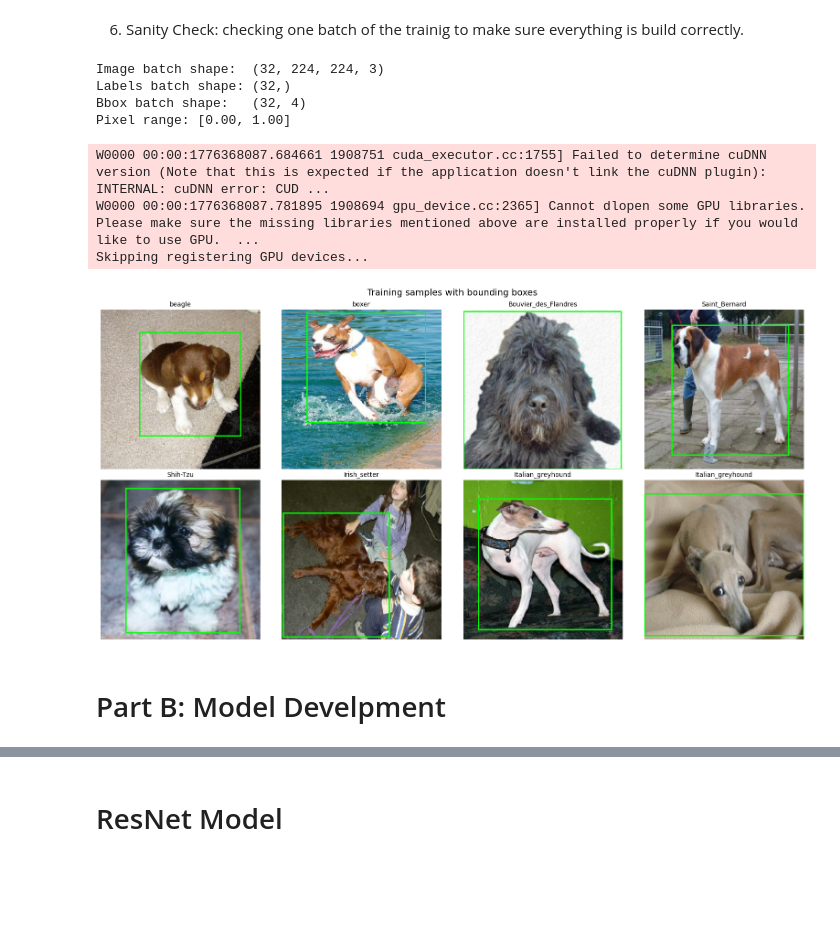
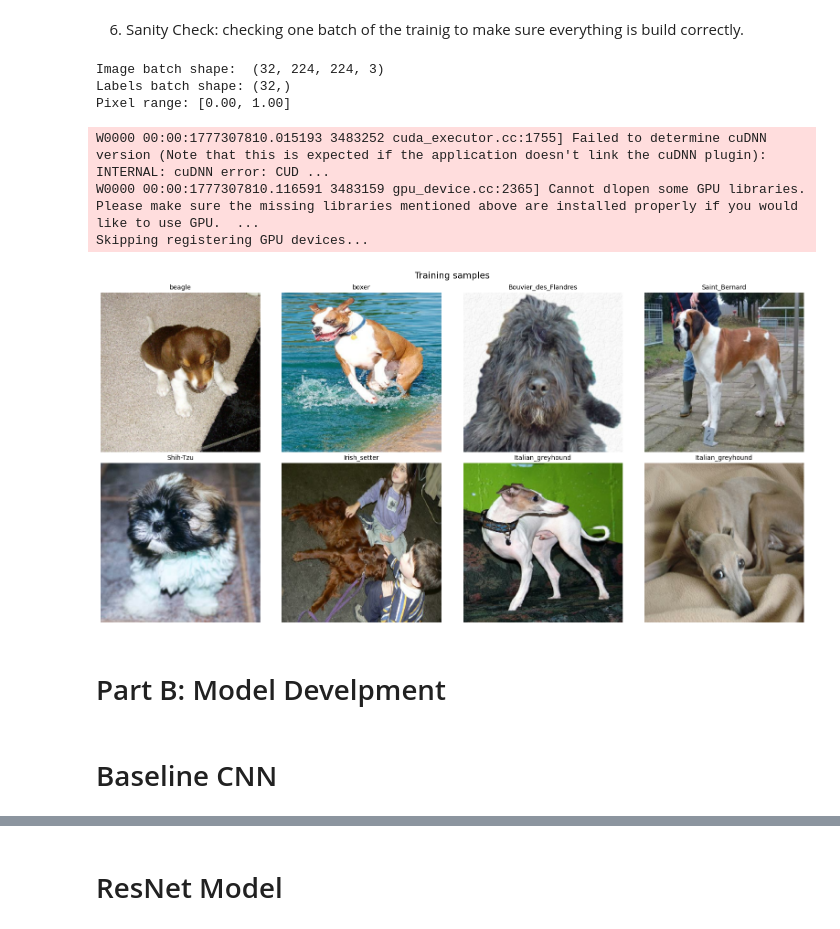
Before and after one commit to bdaqiq01/Dog_breed_classification, a Jupyter notebook: model_develpment.ipynb, the cells around one changed output, grey strips where cells are left out. Drawn from its saved outputs; the diff is of its cells as text; code cells hidden in the pictures; blank space fills up the shorter version.

Commit message:
Created custom cnn to improve baseline cnn.

```diff
--- a/model_develpment.ipynb
+++ b/model_develpment.ipynb
@@ -202,7 +183,6 @@ Selected 30 breeds:
 # %%
 image_paths = []  #array of image paths
 labels = [] #array of labels which is the dog bread
-bboxes = [] #array of bounding boxes, each element is a list of 4 numbers [xmin, ymin, xmax, ymax]
 skipped = 0 #number of images skipped
 
 
@@ -218,19 +198,16 @@ for breed_folder in SELECTED_BREEDS:
             skipped += 1
             continue
         try:
-            bbox = parse_annotation(ann_file) # function to parse the annotation and return the normalized bounding box for the gicen image
             image_paths.append(str(img_file))
             labels.append(label)
-            bboxes.append(bbox)
         except Exception:
             skipped += 1
 
 image_paths = np.array(image_paths)
 labels = np.array(labels)
-bboxes = np.array(bboxes, dtype=np.float32)
 
 print(f"Total samples: {len(image_paths)} (skipped {skipped})")
-print(f"Labels shape: {labels.shape}, Bboxes shape: {bboxes.shape}")
+print(f"Labels shape: {labels.shape}")
 print(f"\nSamples per breed:")
 counts = Counter(labels)
 for lbl in sorted(counts):
@@ -257,13 +234,13 @@ Samples per breed:
 4. Stratified split: 70% train, 15% validation, 15% test
 stratify=labels ensures each breed has the same proportion in every split
 # %%
-X_train, X_temp, y_train, y_temp, bbox_train, bbox_temp = train_test_split( #splits into 70% train, and 30% temp
-    image_paths, labels, bboxes,
+X_train, X_temp, y_train, y_temp = train_test_split( #splits into 70% train, and 30% temp
+    image_paths, labels,
     test_size=0.30, stratify=labels, random_state=SEED
 )
 
-X_val, X_test, y_val, y_test, bbox_val, bbox_test = train_test_split( #the 30 temp is split into 15% val and 15% test
-    X_temp, y_temp, bbox_temp,
+X_val, X_test, y_val, y_test = train_test_split( #the 30 temp is split into 15% val and 15% test
+    X_temp, y_temp,
     test_size=0.50, stratify=y_temp, random_state=SEED
 )
 
@@ -298,50 +275,43 @@ plot_breed_distribution(y_train, y_val, y_test, label_to_breed, NUM_CLASSES)
 # %% [markdown]
 6. Sanity Check: checking one batch of the trainig to make sure everything is build correctly.
 # %%
-train_ds = build_dataset(X_train, y_train, bbox_train, shuffle=True) #loads the data into a dataset for training
-val_ds = build_dataset(X_val, y_val, bbox_val) #loads the data into a dataset for validation
-test_ds = build_dataset(X_test, y_test, bbox_test) #loads the data into a dataset for testing
+cls_train_ds = build_dataset(X_train, y_train, shuffle=True) #loads the data into a dataset for training
+cls_val_ds = build_dataset(X_val, y_val) #loads the data into a dataset for validation
+cls_test_ds = build_dataset(X_test, y_test) #loads the data into a dataset for testing
 
-for images, targets in train_ds.take(1):
+for images, targets in cls_train_ds.take(1):
     print(f"Image batch shape:  {images.shape}")
-    print(f"Labels batch shape: {targets['class_output'].shape}")
-    print(f"Bbox batch shape:   {targets['bbox_output'].shape}")
+    print(f"Labels batch shape: {targets.shape}")
     print(f"Pixel range: [{images.numpy().min():.2f}, {images.numpy().max():.2f}]")
 # %% [output]
 Image batch shape:  (32, 224, 224, 3)
 Labels batch shape: (32,)
-Bbox batch shape:   (32, 4)
 Pixel range: [0.00, 1.00]
-W0000 00:00:1776368087.684661 1908751 cuda_executor.cc:1755] Failed to determine cuDNN version (Note that this is expected if the application doesn't link the cuDNN plugin): INTERNAL: cuDNN error: CUD ...
-W0000 00:00:1776368087.781895 1908694 gpu_device.cc:2365] Cannot dlopen some GPU libraries. Please make sure the missing libraries mentioned above are installed properly if you would like to use GPU.  ...
+W0000 00:00:1777307810.015193 3483252 cuda_executor.cc:1755] Failed to determine cuDNN version (Note that this is expected if the application doesn't link the cuDNN plugin): INTERNAL: cuDNN error: CUD ...
+W0000 00:00:1777307810.116591 3483159 gpu_device.cc:2365] Cannot dlopen some GPU libraries. Please make sure the missing libraries mentioned above are installed properly if you would like to use GPU.  ...
 Skipping registering GPU devices...
 # %%
 fig, axes = plt.subplots(2, 4, figsize=(16, 8))
 axes = axes.flatten()
 
-for images, targets in train_ds.take(1):
+for images, targets in cls_train_ds.take(1):
     for i in range(8):
         img = images[i].numpy()
-        label = targets["class_output"][i].numpy()
-        bbox = targets["bbox_output"][i].numpy()
+        label = targets[i].numpy()
 
-        xmin, ymin, xmax, ymax = bbox
         h, w = IMG_SIZE, IMG_SIZE
 
         axes[i].imshow(img)
-        rect = plt.Rectangle(
-            (xmin * w, ymin * h), (xmax - xmin) * w, (ymax - ymin) * h,
-            linewidth=2, edgecolor="lime", facecolor="none"
-        )
-        axes[i].add_patch(rect)
         axes[i].set_title(label_to_breed[label], fontsize=10)
         axes[i].axis("off")
 
-plt.suptitle("Training samples with bounding boxes", fontsize=14)
+plt.suptitle("Training samples", fontsize=14)
 plt.tight_layout()
 plt.show()
 # %% [output]
-[figure, old version]
+[figure, new version]
 # %% [markdown]
 # Part B: Model Develpment
+# %% [markdown]
+# Baseline CNN
 # %%
```
Also changed, not shown: parts of 16 cells of this notebook.
